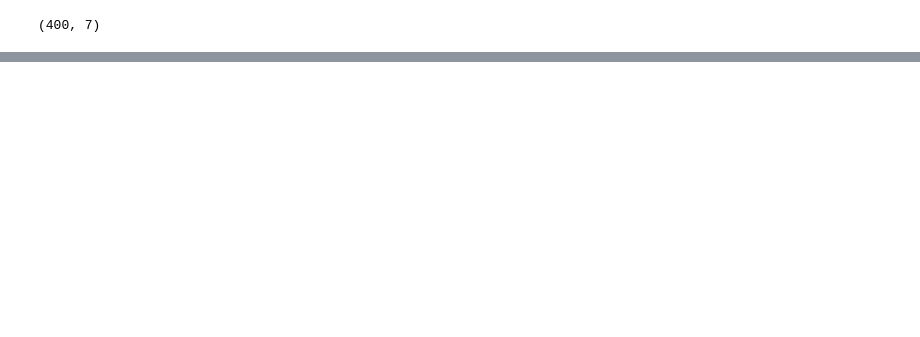
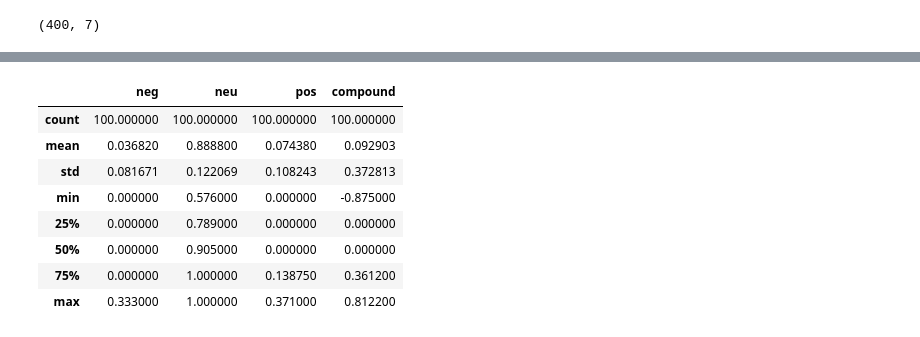
Before and after one commit to rpalo/tutoring-news-mood-example, a Jupyter notebook: News Mood.ipynb, the cells around one changed output, grey strips where cells are left out. Saved outputs shown, nothing was run; the diff lists cells and outputs as text; code cells hidden in the pictures; blank space fills up the shorter version.

```diff
--- a/News Mood.ipynb
+++ b/News Mood.ipynb
@@ -126,0 +150,12 @@ tweet_data.to_csv("4-5-18-1344_tweet_data.csv")
+# %%
+tweet_data[tweet_data["organization"]=="BBC"].describe()
+# %% [output]
+|  | neg | neu | pos | compound |
+| count | 100.000000 | 100.000000 | 100.000000 | 100.000000 |
+| mean | 0.036820 | 0.888800 | 0.074380 | 0.092903 |
+| std | 0.081671 | 0.122069 | 0.108243 | 0.372813 |
+| min | 0.000000 | 0.576000 | 0.000000 | -0.875000 |
+| 25% | 0.000000 | 0.789000 | 0.000000 | 0.000000 |
+| 50% | 0.000000 | 0.905000 | 0.000000 | 0.000000 |
+| 75% | 0.000000 | 1.000000 | 0.138750 | 0.361200 |
+| max | 0.333000 | 1.000000 | 0.371000 | 0.812200 |
```
Also changed, not shown: parts of 12 cells of this notebook, 5 other files.
